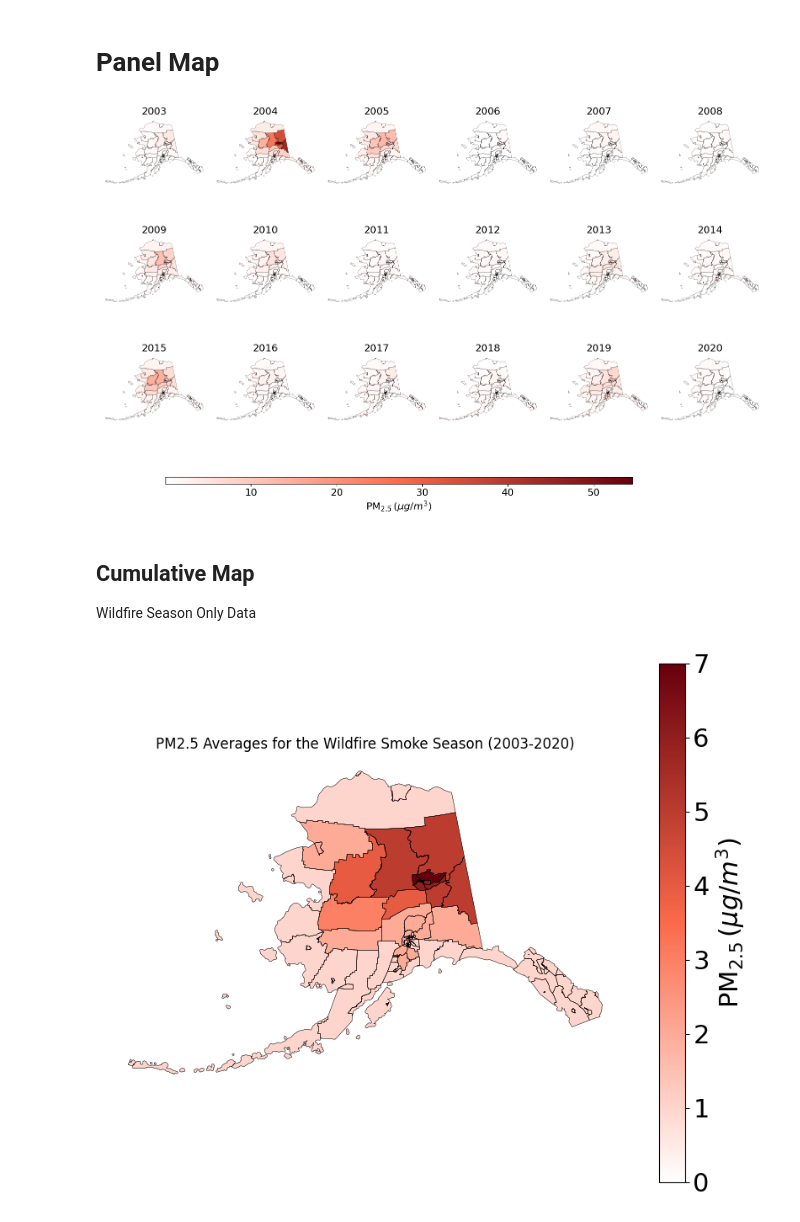
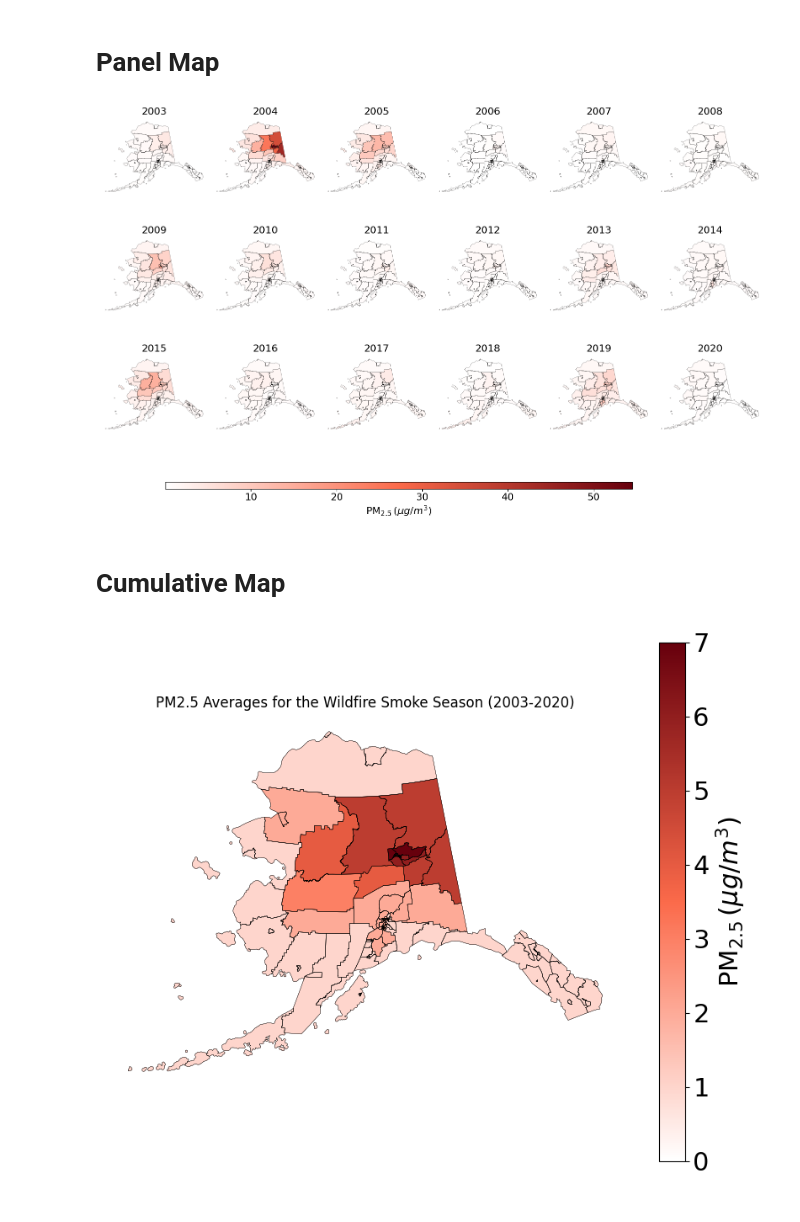
Before and after one commit to Hahn-Research-Group/Alaska_wildfire-smoke-metrics_2025, a Jupyter notebook: Scripts/2. average_daily_wfs_pm25_during_wfs_season.ipynb, the cells around one changed output. Saved outputs shown, nothing was run; the diff lists cells and outputs as text; code cells hidden in the pictures.

Commit message:
Spatial Extent Update and File name standardization

```diff
--- a/Scripts/2. average_daily_wfs_pm25_during_wfs_season.ipynb
+++ b/Scripts/2. average_daily_wfs_pm25_during_wfs_season.ipynb
@@ -17,12 +17,12 @@ current_directory = os.path.dirname(os.getcwd())
 ### Load Data Files
 # %%
 # Daily Averaged WFS PM2.5 data by Census Tract
-relative_path = "Output/Daily_Average_WFS_PM25_by_Census_Tract.csv"
+relative_path = "Output/Data/Daily_Average_WFS_PM25_by_Census_Tract.csv"
 grouped_data_path = os.path.join(current_directory, relative_path)
 PM25_by_Tracts_WFS = pd.read_csv(grouped_data_path)
 
 # Census Tracts Shapefile
-relative_sf_path = "Raw_Data/Shapefiles/Tracts2020_Adjusted.shp"
+relative_sf_path = "Raw_Data/Shapefiles/Tracts2020_MatchedExtent.shp"
 grouped_data_CT_path = os.path.join(current_directory, relative_sf_path)
 Tracts2020 = gpd.read_file(grouped_data_CT_path)
 Tracts2020 = Tracts2020.to_crs(epsg=3338) # NAD AK Albers projection (better to project maps of AK only)
@@ -198,17 +198,16 @@ cbar_ax.tick_params(labelsize=16)  # Increase tick label size
 # Draw the figure to ensure everything is properly rendered
 plt.draw()
 
-# Export the image, ensuring tight layout so the colorbar isn't cut off
-output_file_path = f"{output_folder}/WFS_M1a_Panel.png"
+# Export to the Panel_Maps folder
+output_file_path = f"{output_folder}/Panel_Maps/average_daily_wfs_pm25_during_wfs_season_Panel.png"
 plt.savefig(output_file_path, dpi=300, bbox_inches='tight')
 
 # Show the figure in the notebook
 plt.show()
 # %% [output]
-[figure, old version]
+[figure, new version]
 # %% [markdown]
-## Cumulative Map
-Wildfire Season Only Data
+# Cumulative Map
 # %%
 # Create a figure and GeoAxes with the Albers Equal Area projection
 alaska_albers = ccrs.AlbersEqualArea(central_longitude=-152, central_latitude=50)
@@ -252,33 +251,33 @@ WFS_M1_Cummul_Tract_wGeo.plot(
     legend_kwds={'label': r'$\mathrm{PM}_{2.5}\, (\mu g/m^3)$', 'orientation': "vertical"}
 )
 
 # Colorbar label text sizing
 cbar = ax.get_figure().get_axes()[1]
 cbar.set_ylabel(r'$\mathrm{PM}_{2.5}\, (\mu g/m^3)$', fontsize=22)  # Increase title size
 cbar.tick_params(labelsize=22)  # Increase tick label size
 
 # Add thin black border to the shapefile data
 WFS_M1_Cummul_Tract_wGeo.boundary.plot(ax=ax, color='black', linewidth=0.20, transform=alaska_albers)
 
 # Remove box around map
 fig, ax = plt.gcf(), plt.gca()
 ax.axis('off')
 
 # Export without title
-output_file_path = f"{output_folder}/WFS_M1a_Cummulative.png"
+output_file_path = f"{output_folder}/Cumulative_Maps/average_daily_wfs_pm25_during_wfs_season_Cummulative.png"
 plt.savefig(output_file_path, dpi=300, bbox_inches='tight')
 
 # Map title
 ax.set_title('PM2.5 Averages for the Wildfire Smoke Season (2003-2020)')
 
 # Draw the figure to ensure everything is properly rendered
 plt.draw()
 
 # Export with title
-output_file_path = f"{output_folder}/WFS_M1a_Cummulative_Titled.png"
+output_file_path = f"{output_folder}/Cumulative_Maps/average_daily_wfs_pm25_during_wfs_season_Cummulative_wTitle.png"
 plt.savefig(output_file_path, dpi=300, bbox_inches='tight')
 
 # Show the figure in the notebook
 plt.show()
 # %% [output]
-[figure, old version]
+[figure, new version]
```
Also changed, not shown: parts of 3 cells of this notebook, 13 other files.
